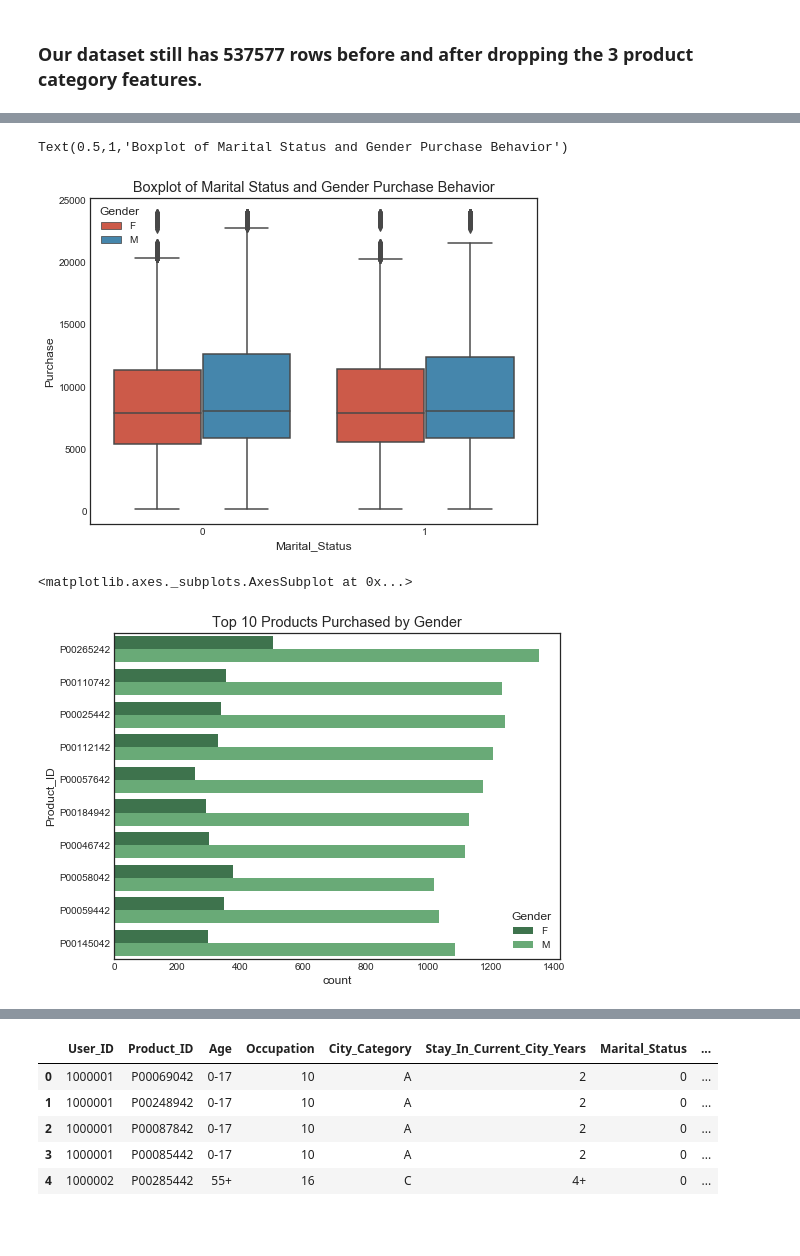
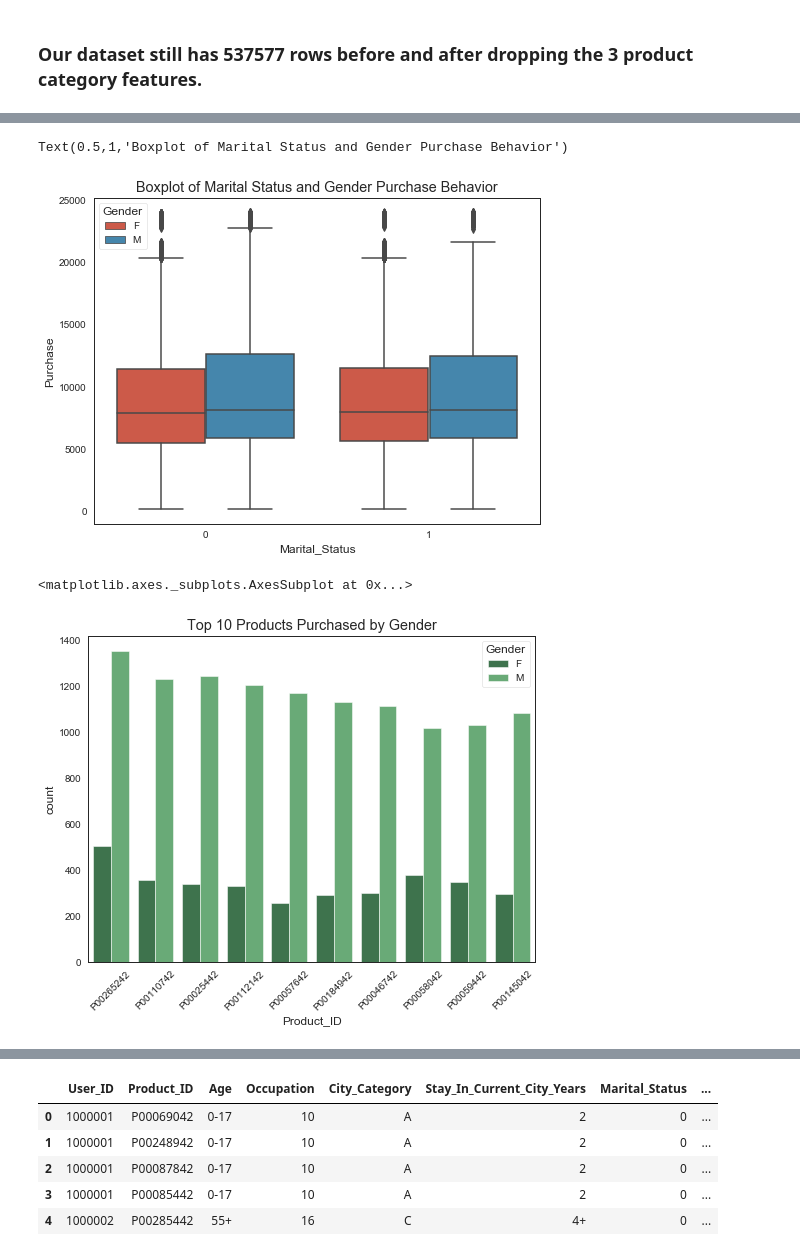
Before and after one commit to jmeisele/Kaggle, a Jupyter notebook: MarketingBlackFridayFinalProject.ipynb, the cells around one changed output, grey strips where cells are left out. Saved outputs shown, nothing was run; the diff lists cells and outputs as text; code cells hidden in the pictures; blank space fills up the shorter version.

```diff
--- a/MarketingBlackFridayFinalProject.ipynb
+++ b/MarketingBlackFridayFinalProject.ipynb
@@ -41,7 +42,7 @@ def plot_distribution(df, var, target, **kwargs):
     facet.add_legend()
 # %%
 # Import the dataset
-df = pd.read_csv("/Users/jasoneisele/Desktop/BlackFriday.csv")
+df = pd.read_csv("C:\\Users\\jmeis\\Desktop\\Kaggle-master\\datasets\BlackFriday.csv")
 # %%
 print("The shape of our dataframe is {}".format(df.shape[0]) + " rows, and {}".format(df.shape[1]) + " columns")
 # %% [output]
@@ -122,0 +110,3 @@ dtype: object
+# %%
+df['Purchase'] = df['Purchase'].astype(dtype = 'float')
+df.dtypes
@@ -139,10 +147,11 @@ sns.boxplot(x="Marital_Status", y="Purchase", hue="Gender", data=df)
 plt.title("Boxplot of Marital Status and Gender Purchase Behavior")
 # %% [output]
 Text(0.5,1,'Boxplot of Marital Status and Gender Purchase Behavior')
-[figure, old version]
+[figure, new version]
 # %%
 plt.title("Top 10 Products Purchased by Gender")
-sns.countplot(data = df, y = 'Product_ID', hue = 'Gender', palette="Greens_d", order=df['Product_ID'].value_counts().iloc[:10].index)
+plt.xticks(rotation = 45)
+sns.countplot(data = df, x = 'Product_ID', hue = 'Gender', palette="Greens_d", order=df['Product_ID'].value_counts().iloc[:10].index)
 # %% [output]
 <matplotlib.axes._subplots.AxesSubplot at 0x...>
-[figure, old version]
+[figure, new version]
```
Also changed, not shown: parts of 47 cells of this notebook.
